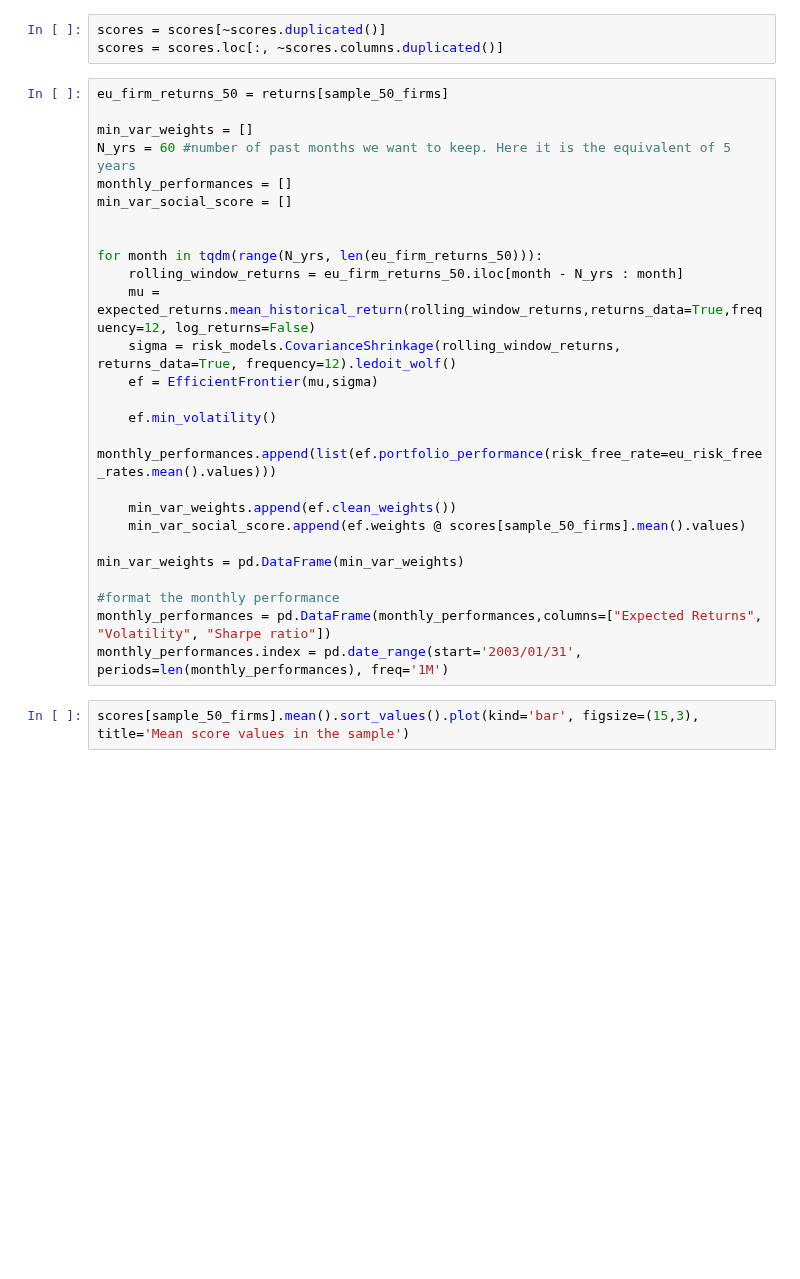
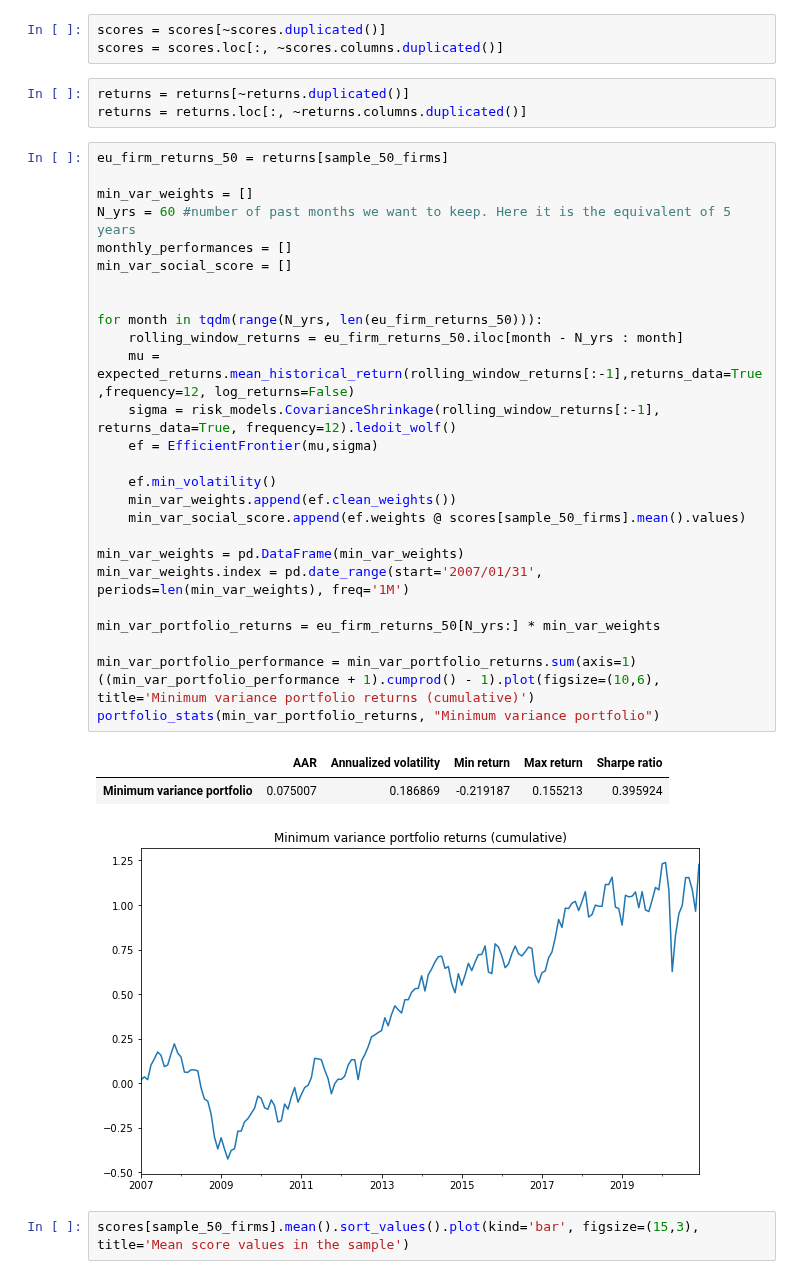
Before and after one commit to 0xMarmelade/FIN-429-Sustainable-finance, a Jupyter notebook: Homework 2/questions_4_5.ipynb, the cells around one changed output. Saved outputs shown, nothing was run; the diff lists cells and outputs as text; blank space fills up the shorter version.

```diff
--- a/Homework 2/questions_4_5.ipynb
+++ b/Homework 2/questions_4_5.ipynb
@@ -253,32 +253,40 @@ sample_50_firms = ['GB0003452173','ES0113211835','FR0000120578','SE0000242455','
 # %%
 scores = scores[~scores.duplicated()]
 scores = scores.loc[:, ~scores.columns.duplicated()]
+# %%
+returns = returns[~returns.duplicated()]
+returns = returns.loc[:, ~returns.columns.duplicated()]
 # %%
 eu_firm_returns_50 = returns[sample_50_firms]
 
 min_var_weights = []
 N_yrs = 60 #number of past months we want to keep. Here it is the equivalent of 5 years
 monthly_performances = []
 min_var_social_score = []
 
 
 for month in tqdm(range(N_yrs, len(eu_firm_returns_50))):
     rolling_window_returns = eu_firm_returns_50.iloc[month - N_yrs : month]
-    mu = expected_returns.mean_historical_return(rolling_window_returns,returns_data=True,frequency=12, log_returns=False)
-    sigma = risk_models.CovarianceShrinkage(rolling_window_returns, returns_data=True, frequency=12).ledoit_wolf()
+    mu = expected_returns.mean_historical_return(rolling_window_returns[:-1],returns_data=True,frequency=12, log_returns=False)
+    sigma = risk_models.CovarianceShrinkage(rolling_window_returns[:-1], returns_data=True, frequency=12).ledoit_wolf()
     ef = EfficientFrontier(mu,sigma)
 
     ef.min_volatility()
-    monthly_performances.append(list(ef.portfolio_performance(risk_free_rate=eu_risk_free_rates.mean().values)))
-
     min_var_weights.append(ef.clean_weights())
     min_var_social_score.append(ef.weights @ scores[sample_50_firms].mean().values)
 
 min_var_weights = pd.DataFrame(min_var_weights)
+min_var_weights.index = pd.date_range(start='2007/01/31', periods=len(min_var_weights), freq='1M')
 
-#format the monthly performance
-monthly_performances = pd.DataFrame(monthly_performances,columns=["Expected Returns", "Volatility", "Sharpe ratio"])
-monthly_performances.index = pd.date_range(start='2003/01/31', periods=len(monthly_performances), freq='1M')
+min_var_portfolio_returns = eu_firm_returns_50[N_yrs:] * min_var_weights
+
+min_var_portfolio_performance = min_var_portfolio_returns.sum(axis=1)
+((min_var_portfolio_performance + 1).cumprod() - 1).plot(figsize=(10,6), title='Minimum variance portfolio returns (cumulative)')
+portfolio_stats(min_var_portfolio_returns, "Minimum variance portfolio")
+# %% [output]
+|  | AAR | Annualized volatility | Min return | Max return | Sharpe ratio |
+| Minimum variance portfolio | 0.075007 | 0.186869 | -0.219187 | 0.155213 | 0.395924 |
+[figure, added]
 # %%
 scores[sample_50_firms].mean().sort_values().plot(kind='bar', figsize=(15,3), title='Mean score values in the sample')
 # %% [output]
```
Also changed, not shown: parts of 7 cells of this notebook.
